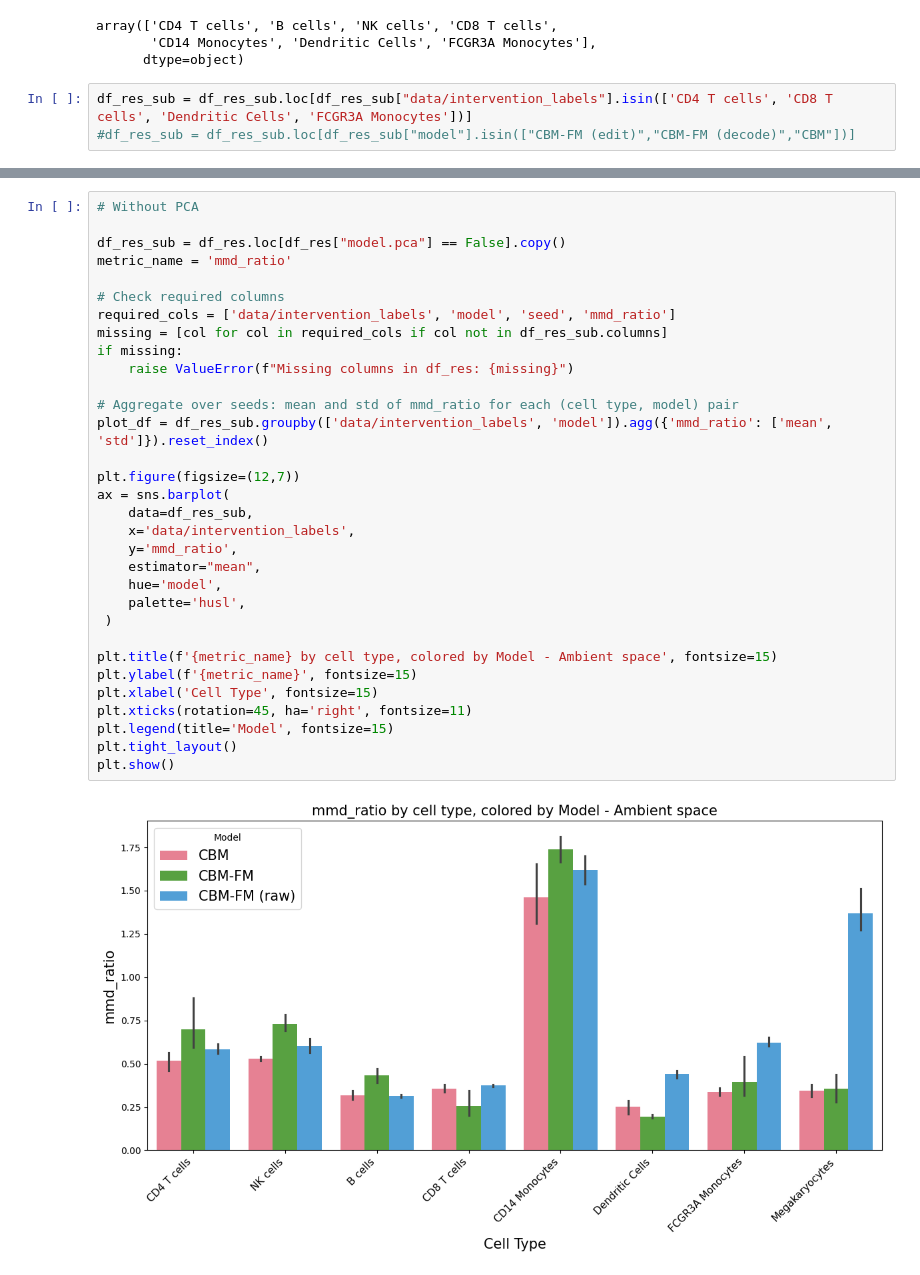
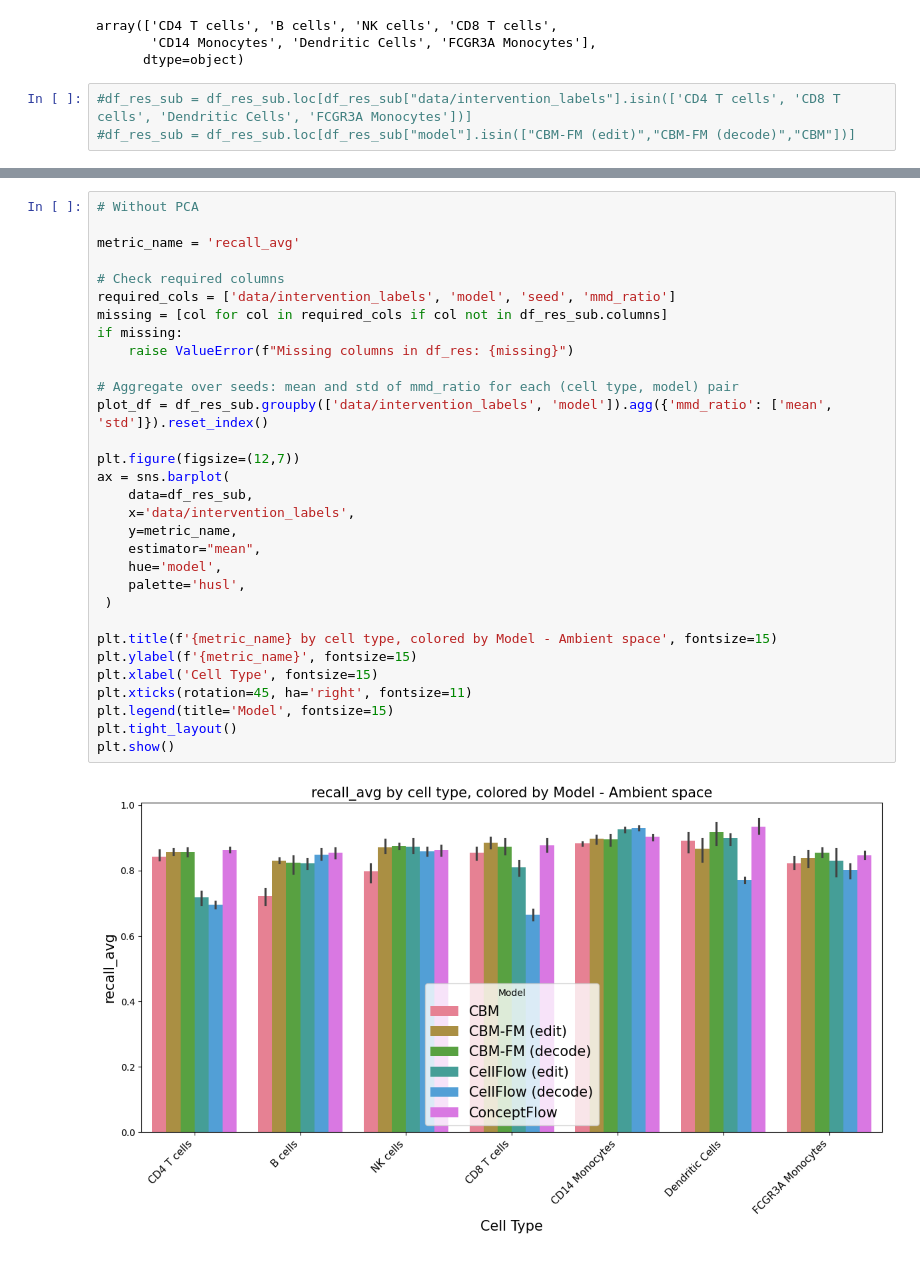
Before and after one commit to almaan/scCBGM, a Jupyter notebook: notebooks/analysis/results_aggregation.ipynb, the cells around one changed output, grey strips where cells are left out. Drawn from its saved outputs; the diff is of its cells as text.

```diff
--- a/notebooks/analysis/results_aggregation.ipynb
+++ b/notebooks/analysis/results_aggregation.ipynb
@@ -109,7 +104,7 @@ array(['CD4 T cells', 'B cells', 'NK cells', 'CD8 T cells',
        'CD14 Monocytes', 'Dendritic Cells', 'FCGR3A Monocytes'],
       dtype=object)
 # %%
-df_res_sub = df_res_sub.loc[df_res_sub["data/intervention_labels"].isin(['CD4 T cells', 'CD8 T cells', 'Dendritic Cells', 'FCGR3A Monocytes'])]
+#df_res_sub = df_res_sub.loc[df_res_sub["data/intervention_labels"].isin(['CD4 T cells', 'CD8 T cells', 'Dendritic Cells', 'FCGR3A Monocytes'])]
 #df_res_sub = df_res_sub.loc[df_res_sub["model"].isin(["CBM-FM (edit)","CBM-FM (decode)","CBM"])]
 # %%
 # Barplot: 4 bars for each cell type (one per model), aggregation over seeds, with error bars, larger font, and tilted x labels
@@ -147,34 +158,33 @@ plt.show()
 # %%
 # Without PCA
 
-df_res_sub = df_res.loc[df_res["model.pca"] == False].copy()
-metric_name = 'mmd_ratio'
+metric_name = 'recall_avg'
 
 # Check required columns
 required_cols = ['data/intervention_labels', 'model', 'seed', 'mmd_ratio']
 missing = [col for col in required_cols if col not in df_res_sub.columns]
 if missing:
     raise ValueError(f"Missing columns in df_res: {missing}")
 
 # Aggregate over seeds: mean and std of mmd_ratio for each (cell type, model) pair
 plot_df = df_res_sub.groupby(['data/intervention_labels', 'model']).agg({'mmd_ratio': ['mean', 'std']}).reset_index()
 
 plt.figure(figsize=(12,7))
 ax = sns.barplot(
     data=df_res_sub,
     x='data/intervention_labels',
-    y='mmd_ratio',
+    y=metric_name,
     estimator="mean",
     hue='model',
     palette='husl',
  )
 
 plt.title(f'{metric_name} by cell type, colored by Model - Ambient space', fontsize=15)
 plt.ylabel(f'{metric_name}', fontsize=15)
 plt.xlabel('Cell Type', fontsize=15)
 plt.xticks(rotation=45, ha='right', fontsize=11)
 plt.legend(title='Model', fontsize=15)
 plt.tight_layout()
 plt.show()
 # %% [output]
-[figure, old version]
+[figure, new version]
```
Also changed, not shown: parts of 3 cells of this notebook, 9 other files.
